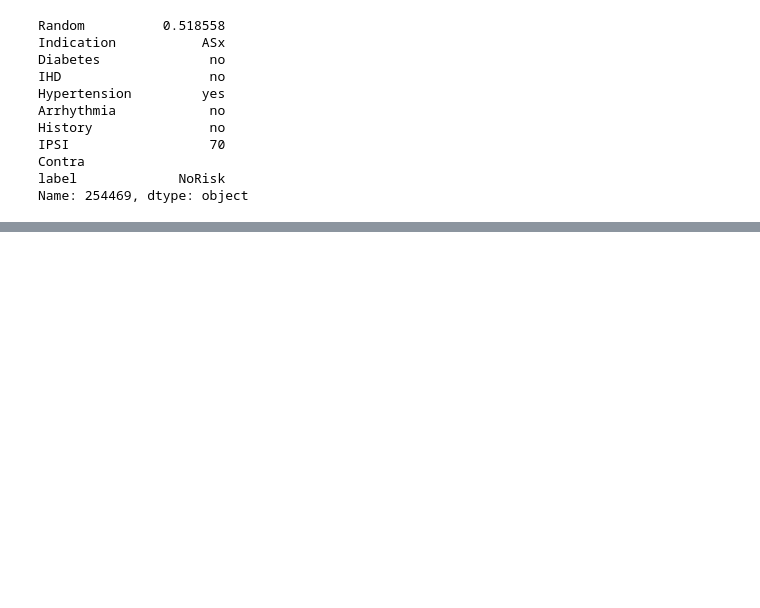
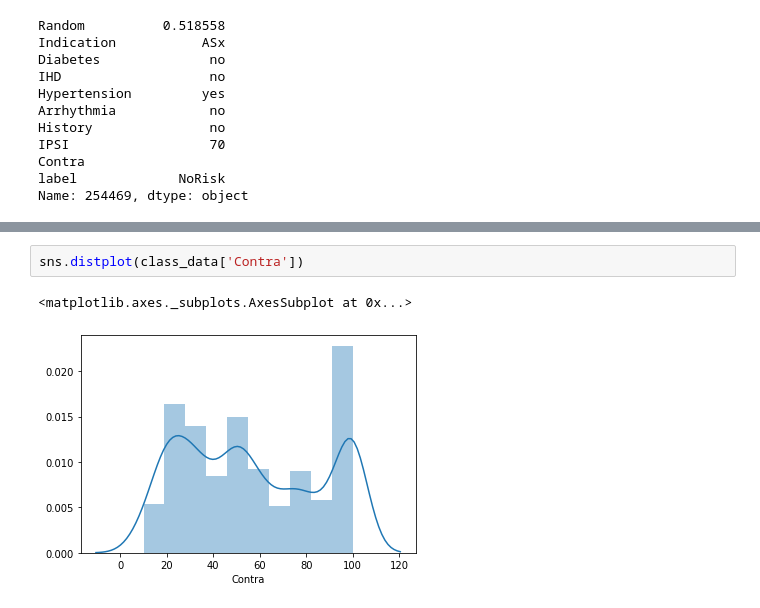
Before and after one commit to AntonyLeons/Data-Mining-ACW, a Jupyter notebook: Legacy_Data.ipynb, the cells around one changed output, grey strips where cells are left out. Cells and saved outputs as stored; diff of their text form; blank space fills up the shorter version.

```diff
--- a/Legacy_Data.ipynb
+++ b/Legacy_Data.ipynb
@@ -237,0 +265,5 @@ sns.pairplot(data_copy)
+# %%
+sns.distplot(class_data['Contra'])
+# %% [output]
+<matplotlib.axes._subplots.AxesSubplot at 0x...>
+[figure, added]
```
Also changed, not shown: parts of 15 cells of this notebook.
